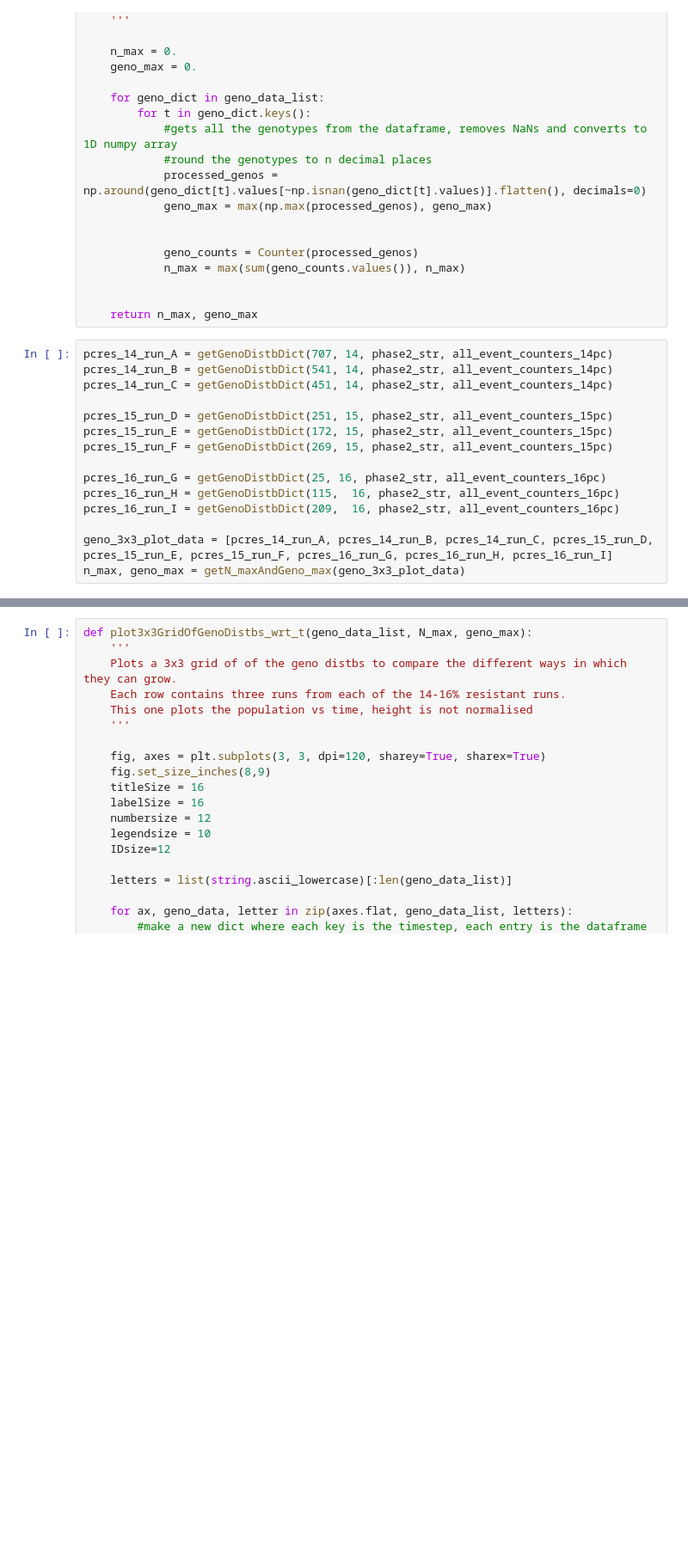
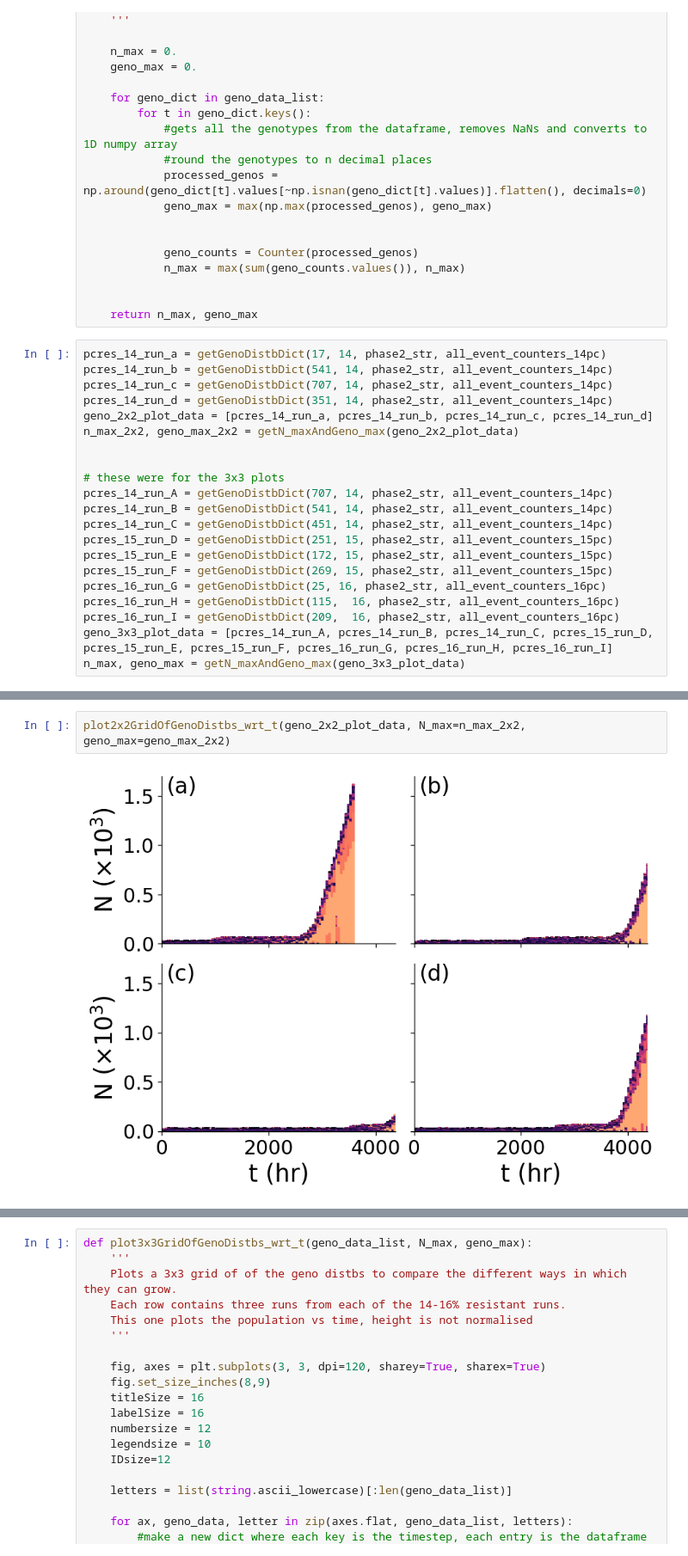
Before and after one commit to patricksinclair/multispecies_postprocessing, a Jupyter notebook: geno_distbs/varying_susceps/geno_distb_plotter.ipynb, the cells around one changed output, grey strips where cells are left out. Shown: that part at 86% size. Drawn from its saved outputs; the diff is of its cells as text; blank space fills up the shorter version.

Commit message:
updated geno plots

```diff
--- a/geno_distbs/varying_susceps/geno_distb_plotter.ipynb
+++ b/geno_distbs/varying_susceps/geno_distb_plotter.ipynb
@@ -502,17 +502,23 @@ def getN_maxAndGeno_max(geno_data_list):
 
     return n_max, geno_max
 # %%
+pcres_14_run_a = getGenoDistbDict(17, 14, phase2_str, all_event_counters_14pc)
+pcres_14_run_b = getGenoDistbDict(541, 14, phase2_str, all_event_counters_14pc)
+pcres_14_run_c = getGenoDistbDict(707, 14, phase2_str, all_event_counters_14pc)
+pcres_14_run_d = getGenoDistbDict(351, 14, phase2_str, all_event_counters_14pc)
+geno_2x2_plot_data = [pcres_14_run_a, pcres_14_run_b, pcres_14_run_c, pcres_14_run_d]
+n_max_2x2, geno_max_2x2 = getN_maxAndGeno_max(geno_2x2_plot_data)
+
+
+# these were for the 3x3 plots
 pcres_14_run_A = getGenoDistbDict(707, 14, phase2_str, all_event_counters_14pc)
 pcres_14_run_B = getGenoDistbDict(541, 14, phase2_str, all_event_counters_14pc)
 pcres_14_run_C = getGenoDistbDict(451, 14, phase2_str, all_event_counters_14pc)
-
 pcres_15_run_D = getGenoDistbDict(251, 15, phase2_str, all_event_counters_15pc)
 pcres_15_run_E = getGenoDistbDict(172, 15, phase2_str, all_event_counters_15pc)
 pcres_15_run_F = getGenoDistbDict(269, 15, phase2_str, all_event_counters_15pc)
-
 pcres_16_run_G = getGenoDistbDict(25, 16, phase2_str, all_event_counters_16pc)
 pcres_16_run_H = getGenoDistbDict(115,  16, phase2_str, all_event_counters_16pc)
 pcres_16_run_I = getGenoDistbDict(209,  16, phase2_str, all_event_counters_16pc)
-
 geno_3x3_plot_data = [pcres_14_run_A, pcres_14_run_B, pcres_14_run_C, pcres_15_run_D, pcres_15_run_E, pcres_15_run_F, pcres_16_run_G, pcres_16_run_H, pcres_16_run_I]
 n_max, geno_max = getN_maxAndGeno_max(geno_3x3_plot_data)
@@ -518,0 +604,4 @@ n_max, geno_max = getN_maxAndGeno_max(geno_3x3_plot_data)
+# %%
+plot2x2GridOfGenoDistbs_wrt_t(geno_2x2_plot_data, N_max=n_max_2x2, geno_max=geno_max_2x2)
+# %% [output]
+[figure, added]
```
Also changed, not shown: parts of 9 cells of this notebook.
